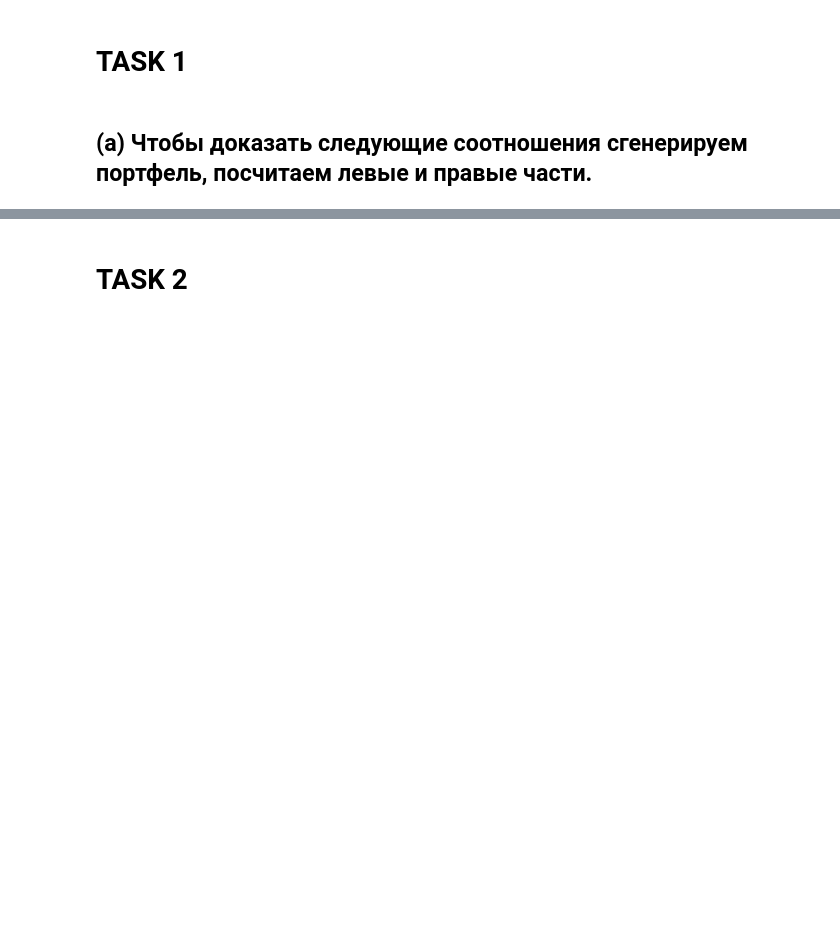
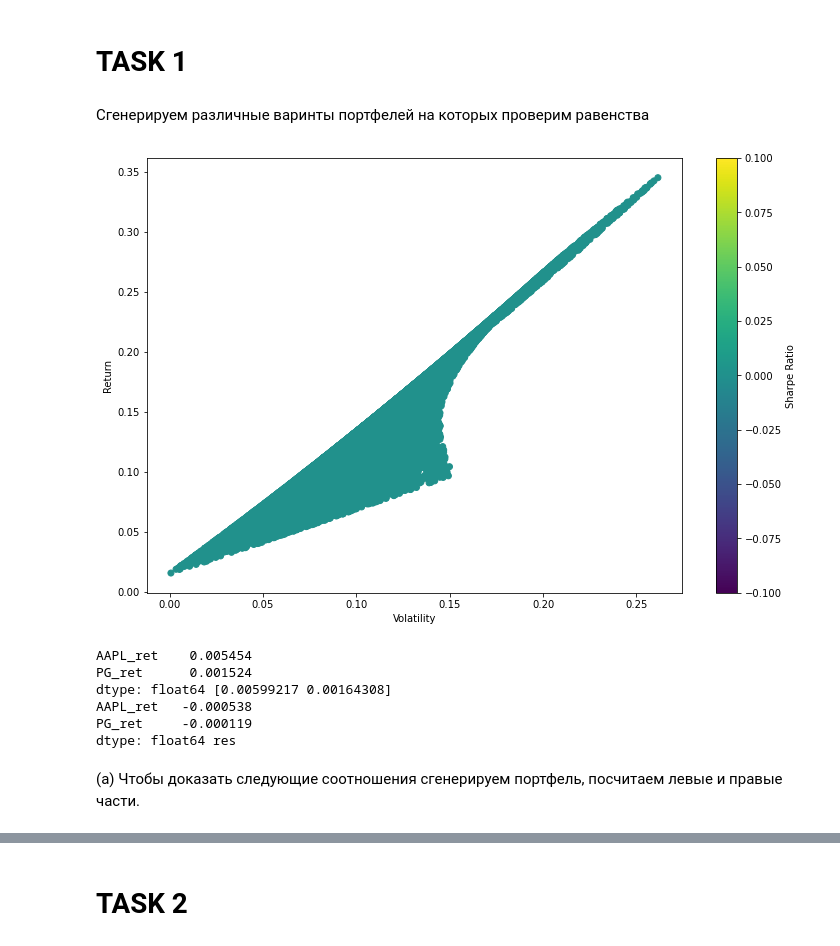
Before and after one commit to Qishna/nsu-investments-2022, a Jupyter notebook: hw-03/hw-03.ipynb, the cells around one changed output, grey strips where cells are left out. Drawn from its saved outputs; the diff is of its cells as text; code cells hidden in the pictures; blank space fills up the shorter version.

```diff
--- a/hw-03/hw-03.ipynb
+++ b/hw-03/hw-03.ipynb
@@ -65,5 +64,75 @@ data2 = yahoo_financials2.get_historical_price_data(start_date='2010-01-01',
                                                     time_interval='weekly')
 comp_df = pd.DataFrame(data2['AMZN']['prices'])
 amzn = cont_comp_returns(comp_df['close']).dropna()
+# %% [markdown]
+Сгенерируем различные варинты портфелей на которых проверим равенства
+# %%
+#d
+rs_rate = 0.015
+stocks = pd.DataFrame()
+stocks['AAPL_ret'] =  aapl
+stocks['PG_ret'] = pg
+stocks['Risk_free'] = np.ones(stocks.shape[0]) * np.power(1+ rs_rate, 1/52) - 1
+
+
+
+np.random.seed(42)
+num_ports = 28000
+risk_aversion = 20
+all_weights = np.zeros((num_ports, len(stocks.columns)))
+ret_arr = np.zeros(num_ports)
+std_arr = np.zeros(num_ports)
+sharpe_arr = np.zeros(num_ports)
+
+
+for x in range(num_ports):
+    # Weights
+    weights = np.array(np.random.random(3))
+    weights = weights/np.sum(weights)
+
+
+    # Save weights
+    all_weights[x,:] = weights
+
+    # Expected return
+    ret_arr[x] = (1+np.sum((stocks.mean() * weights)))**52 - 1
+
+    # Expected volatility
+    std_arr[x] = np.sqrt(np.dot(weights.T, np.dot(stocks.cov() , weights))) * np.sqrt(52)
+
+U = (ret_arr - (risk_aversion/2) * np.square(std_arr))
+
+opt_solution, opt_solution_idx = np.max(U), np.argmax(U)
+opt_weights = all_weights[opt_solution_idx]
+opt_returns = (stocks * opt_weights).sum(axis = 1)
+stocks['Optimal'] = opt_returns
+
+
+
+plt.figure(figsize=(12,8))
+plt.scatter(std_arr, ret_arr, c=sharpe_arr, cmap='viridis')
+plt.colorbar(label='Sharpe Ratio')
+plt.xlabel('Volatility')
+plt.ylabel('Return')
+#plt.scatter(min_std, min_std_ret,c='red', s=50) # red dot
+plt.show()
+
+
+
+left_part = stocks[['AAPL_ret', 'PG_ret']].mean() - stocks['Risk_free'].mean()
+#print(left_part)
+right_part = (risk_aversion * np.cov(stocks.T)[[0,1],-1])
+#print(right_part)
+res = left_part - right_part
+print(left_part, right_part)
+print(res, 'res')
+# %% [output]
+[figure, added]
+AAPL_ret    0.005454
+PG_ret      0.001524
+dtype: float64 [0.00599217 0.00164308]
+AAPL_ret   -0.000538
+PG_ret     -0.000119
+dtype: float64 res
 # %% [markdown]
-## (a) Чтобы доказать следующие соотношения сгенерируем портфель, посчитаем левые и правые части.
+(a) Чтобы доказать следующие соотношения сгенерируем портфель, посчитаем левые и правые части.
```
Also changed, not shown: parts of 37 cells of this notebook.
